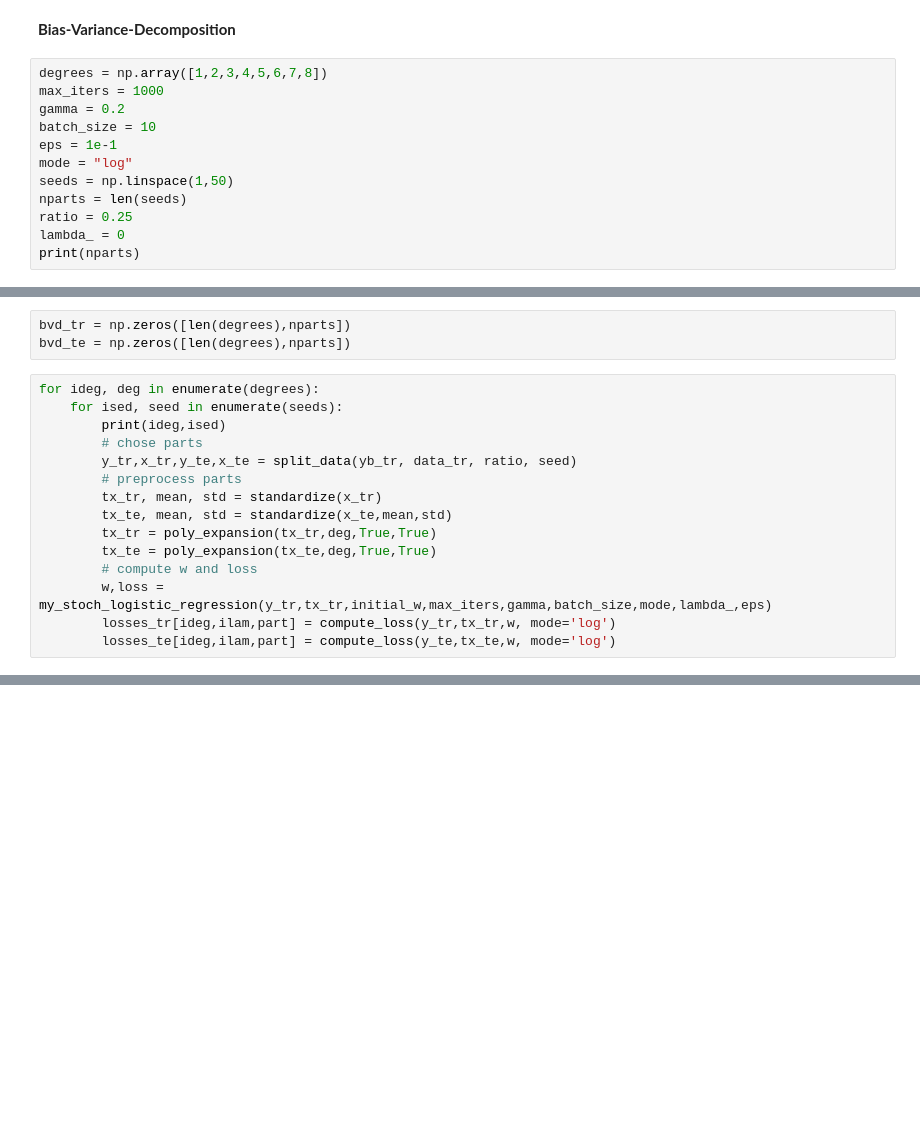
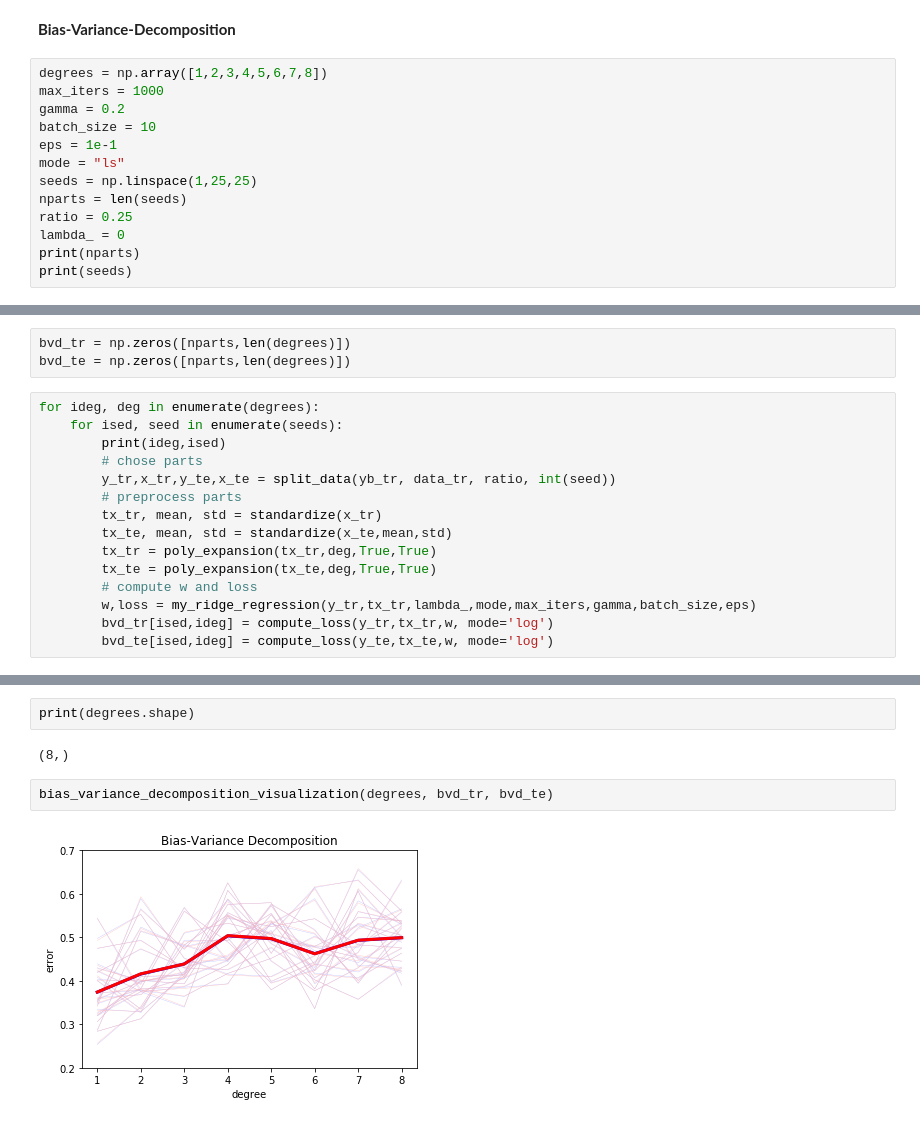
Before and after one commit to D3usXMachina/ML2018-EPFL-PROJECTS, a Jupyter notebook: project1/scripts/select-model.ipynb, the cells around one changed output, grey strips where cells are left out. Cells and saved outputs as stored; diff of their text form; blank space fills up the shorter version.

```diff
--- a/project1/scripts/select-model.ipynb
+++ b/project1/scripts/select-model.ipynb
@@ -135,10 +135,11 @@ max_iters = 1000
 gamma = 0.2
 batch_size = 10
 eps = 1e-1
-mode = "log"
-seeds = np.linspace(1,50)
+mode = "ls"
+seeds = np.linspace(1,25,25)
 nparts = len(seeds)
 ratio = 0.25
 lambda_ = 0
 print(nparts)
+print(seeds)
 # %% [output]
@@ -146,20 +149,20 @@ print(nparts)
 # %%
-bvd_tr = np.zeros([len(degrees),nparts])
-bvd_te = np.zeros([len(degrees),nparts])
+bvd_tr = np.zeros([nparts,len(degrees)])
+bvd_te = np.zeros([nparts,len(degrees)])
 # %%
 for ideg, deg in enumerate(degrees):
     for ised, seed in enumerate(seeds):
         print(ideg,ised)
         # chose parts
-        y_tr,x_tr,y_te,x_te = split_data(yb_tr, data_tr, ratio, seed)
+        y_tr,x_tr,y_te,x_te = split_data(yb_tr, data_tr, ratio, int(seed))
         # preprocess parts
         tx_tr, mean, std = standardize(x_tr)
         tx_te, mean, std = standardize(x_te,mean,std)
         tx_tr = poly_expansion(tx_tr,deg,True,True)
         tx_te = poly_expansion(tx_te,deg,True,True)
         # compute w and loss
-        w,loss = my_stoch_logistic_regression(y_tr,tx_tr,initial_w,max_iters,gamma,batch_size,mode,lambda_,eps)
-        losses_tr[ideg,ilam,part] = compute_loss(y_tr,tx_tr,w, mode='log')
-        losses_te[ideg,ilam,part] = compute_loss(y_te,tx_te,w, mode='log')
+        w,loss = my_ridge_regression(y_tr,tx_tr,lambda_,mode,max_iters,gamma,batch_size,eps)
+        bvd_tr[ised,ideg] = compute_loss(y_tr,tx_tr,w, mode='log')
+        bvd_te[ised,ideg] = compute_loss(y_te,tx_te,w, mode='log')
 # %% [output]
 0 0
@@ -166,0 +185,8 @@ TypeError: Cannot cast array from dtype('float64') to dtype('int64') according t
+# %%
+print(degrees.shape)
+# %% [output]
+(8,)
+# %%
+bias_variance_decomposition_visualization(degrees, bvd_tr, bvd_te)
+# %% [output]
+[figure, added]
```
Also changed, not shown: parts of 2 cells of this notebook, 1 other file.
